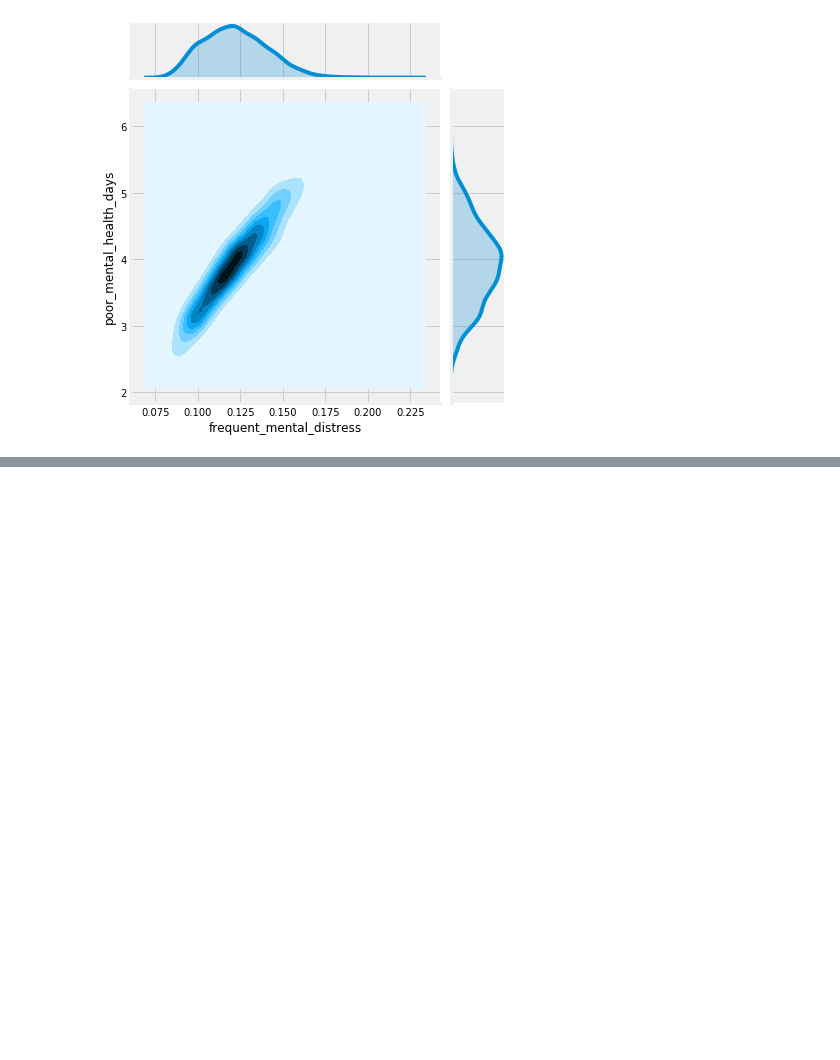
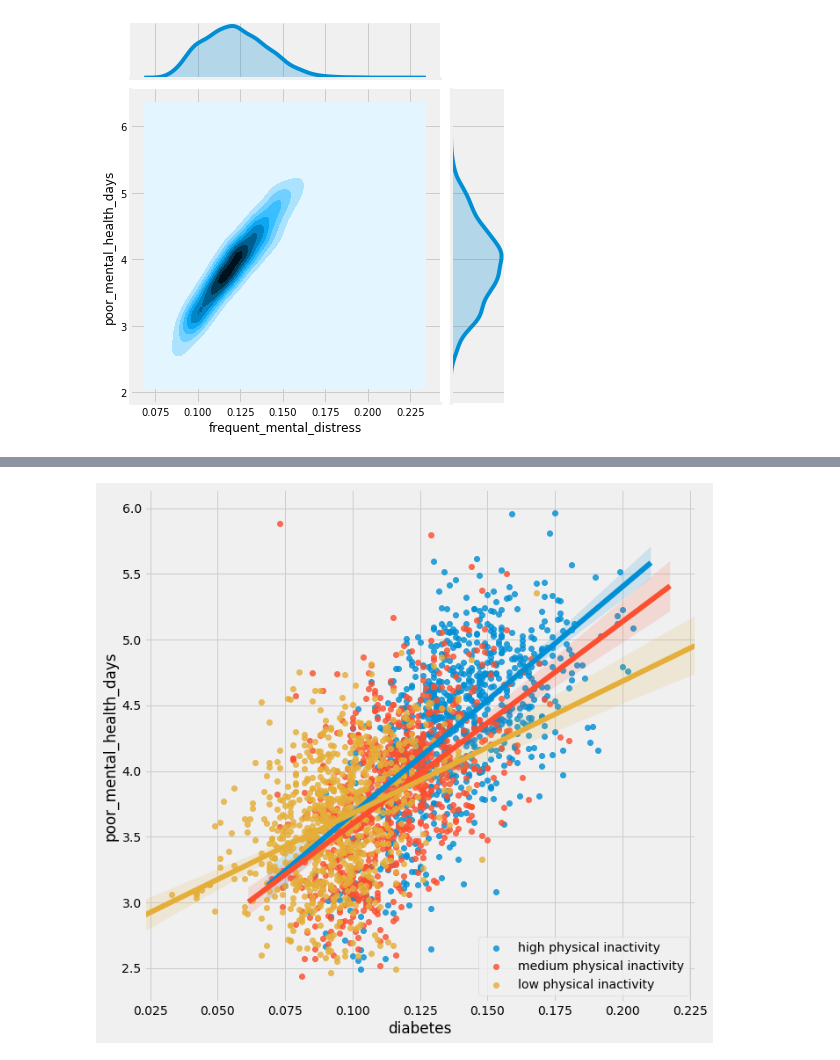
Before and after one commit to MatePocs/US_County_Health, a Jupyter notebook: index.ipynb, the cells around one changed output, grey strips where cells are left out. Cells and saved outputs as stored; diff of their text form; code cells hidden in the pictures; blank space fills up the shorter version.

```diff
--- a/index.ipynb
+++ b/index.ipynb
@@ -231,0 +591,4 @@ df = pd.read_csv('data_cleaned.csv')
+# %%
+plot_with_physical_inactivity('diabetes')
+# %% [output]
+[figure, added]
```
Also changed, not shown: parts of 77 cells of this notebook, 3 other files.
